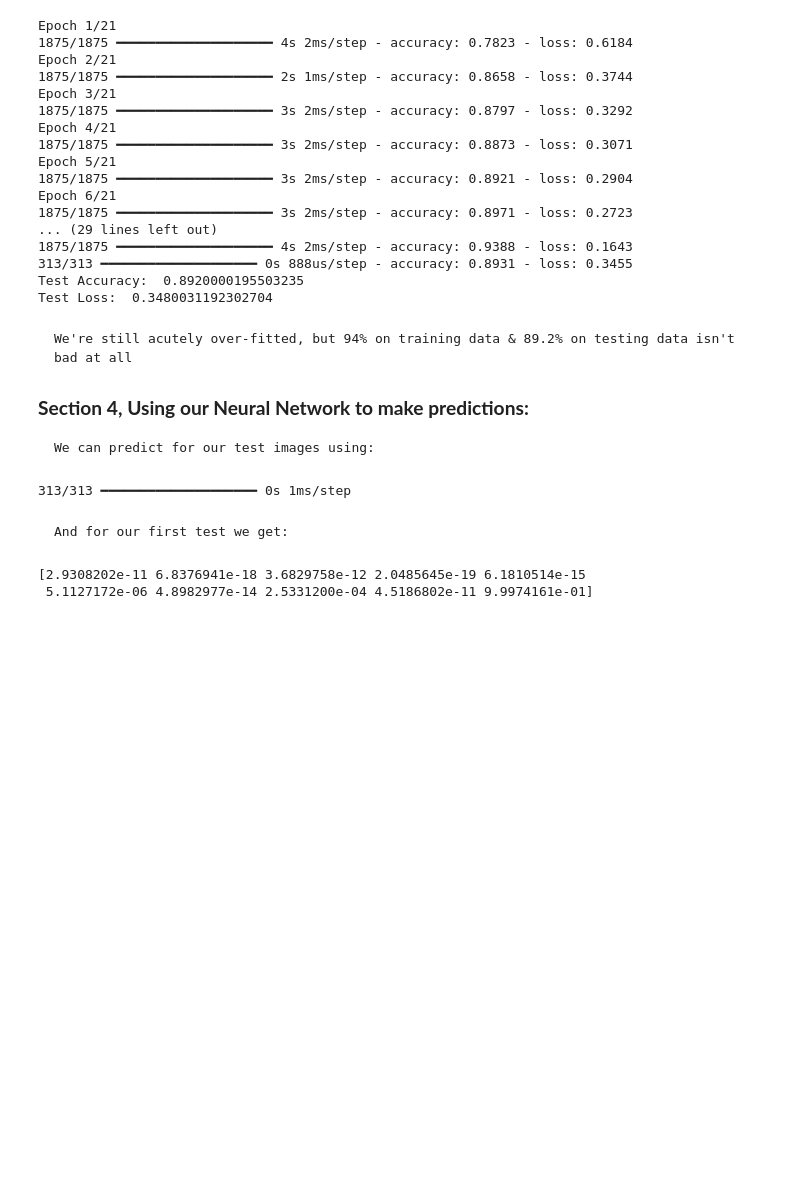
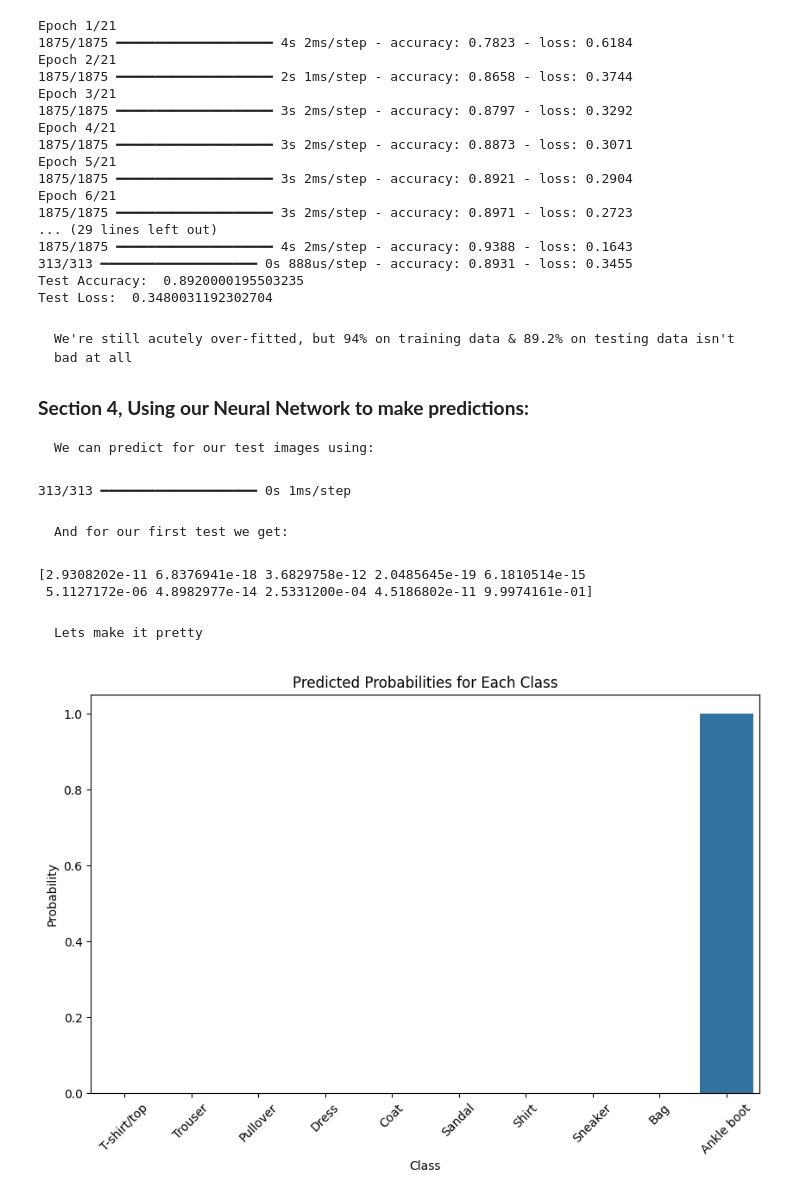
Before and after one commit to almsam/Intro-to-Tensor-Flow, a Jupyter notebook: Part 3 Neural Networks.ipynb, the cells around one changed output. Cells and saved outputs as stored; diff of their text form; code cells hidden in the pictures; blank space fills up the shorter version.

Commit message:
graph

```diff
--- a/Part 3 Neural Networks.ipynb
+++ b/Part 3 Neural Networks.ipynb
@@ -350,3 +350,21 @@ print(predictions[0])
 # %% [output]
 [2.9308202e-11 6.8376941e-18 3.6829758e-12 2.0485645e-19 6.1810514e-15
  5.1127172e-06 4.8982977e-14 2.5331200e-04 4.5186802e-11 9.9974161e-01]
+# %% [markdown]
+    Lets make it pretty
+# %%
+SNSdf = pd.DataFrame({
+    'Class': class_names,
+    'Probability': predictions[0]
+})
+
+# Plot the bar chart using sns
+plt.figure(figsize=(10, 6))
+sns.barplot(x='Class', y='Probability', data=SNSdf)
+plt.title('Predicted Probabilities for Each Class')
+plt.xlabel('Class')
+plt.ylabel('Probability')
+plt.xticks(rotation=45)
+plt.show()
+# %% [output]
+[figure, added]
```
Also changed, not shown: parts of 5 cells of this notebook.
